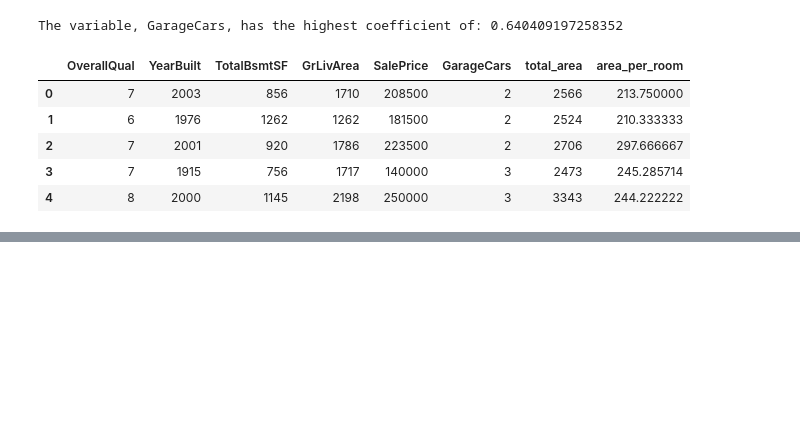
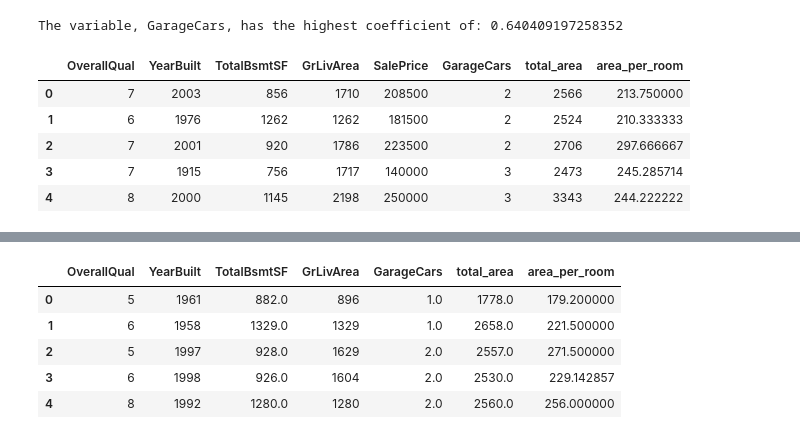
Before and after one commit to esm2000/ds_coursework_python, a Jupyter notebook: cmp_464/housing_project/part2.ipynb, the cells around one changed output, grey strips where cells are left out. Saved outputs shown, nothing was run; the diff lists cells and outputs as text; code cells hidden in the pictures; blank space fills up the shorter version.

```diff
--- a/cmp_464/housing_project/part2.ipynb
+++ b/cmp_464/housing_project/part2.ipynb
@@ -57,0 +110,9 @@ housing_final.head()
+# %%
+housing_test.head()
+# %% [output]
+|  | OverallQual | YearBuilt | TotalBsmtSF | GrLivArea | GarageCars | total_area | area_per_room |
+| 0 | 5 | 1961 | 882.0 | 896 | 1.0 | 1778.0 | 179.200000 |
+| 1 | 6 | 1958 | 1329.0 | 1329 | 1.0 | 2658.0 | 221.500000 |
+| 2 | 5 | 1997 | 928.0 | 1629 | 2.0 | 2557.0 | 271.500000 |
+| 3 | 6 | 1998 | 926.0 | 1604 | 2.0 | 2530.0 | 229.142857 |
+| 4 | 8 | 1992 | 1280.0 | 1280 | 2.0 | 2560.0 | 256.000000 |
```
Also changed, not shown: parts of 11 cells of this notebook.
